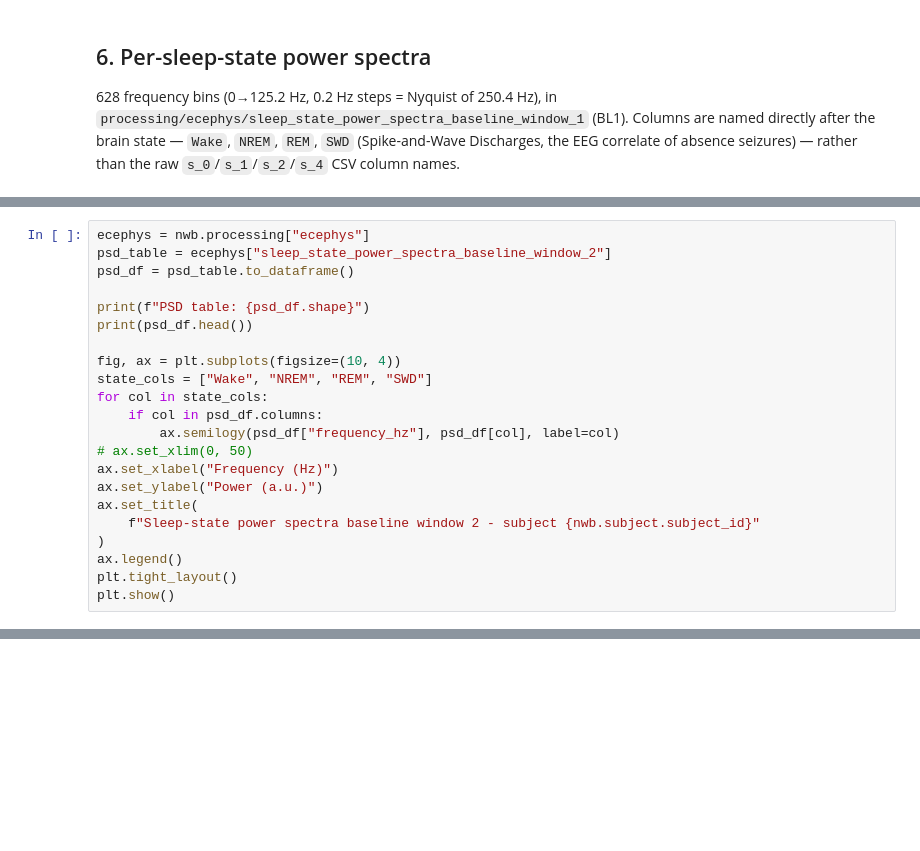
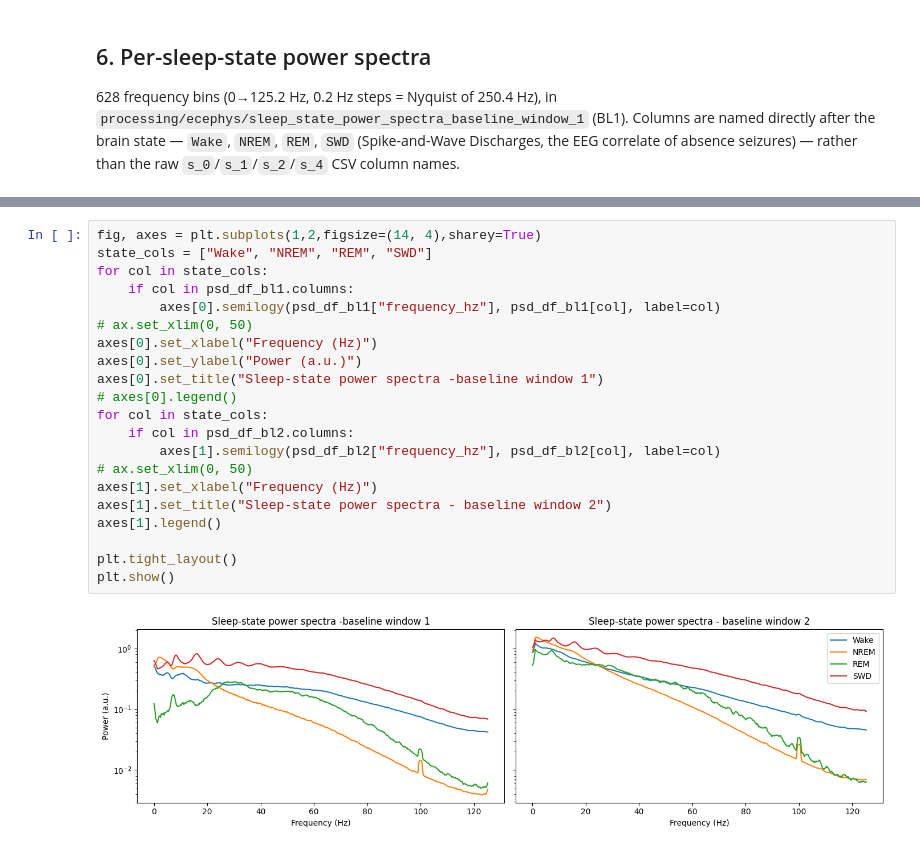
Before and after one commit to catalystneuro/gonzalez-sulser-lab-to-nwb, a Jupyter notebook: notebooks/read_grin2b_nwb.ipynb, the cells around one changed output, grey strips where cells are left out. Cells and saved outputs as stored; diff of their text form; blank space fills up the shorter version.

```diff
--- a/notebooks/read_grin2b_nwb.ipynb
+++ b/notebooks/read_grin2b_nwb.ipynb
@@ -415,22 +349,0 @@ id
-# %%
-ecephys = nwb.processing["ecephys"]
-psd_table = ecephys["sleep_state_power_spectra_baseline_window_2"]
-psd_df = psd_table.to_dataframe()
-
-print(f"PSD table: {psd_df.shape}")
-print(psd_df.head())
-
-fig, ax = plt.subplots(figsize=(10, 4))
-state_cols = ["Wake", "NREM", "REM", "SWD"]
-for col in state_cols:
-    if col in psd_df.columns:
-        ax.semilogy(psd_df["frequency_hz"], psd_df[col], label=col)
-# ax.set_xlim(0, 50)
-ax.set_xlabel("Frequency (Hz)")
-ax.set_ylabel("Power (a.u.)")
-ax.set_title(
-    f"Sleep-state power spectra baseline window 2 - subject {nwb.subject.subject_id}"
-)
-ax.legend()
-plt.tight_layout()
-plt.show()
@@ -446,0 +388,23 @@ id
+# %%
+fig, axes = plt.subplots(1,2,figsize=(14, 4),sharey=True)
+state_cols = ["Wake", "NREM", "REM", "SWD"]
+for col in state_cols:
+    if col in psd_df_bl1.columns:
+        axes[0].semilogy(psd_df_bl1["frequency_hz"], psd_df_bl1[col], label=col)
+# ax.set_xlim(0, 50)
+axes[0].set_xlabel("Frequency (Hz)")
+axes[0].set_ylabel("Power (a.u.)")
+axes[0].set_title("Sleep-state power spectra -baseline window 1")
+# axes[0].legend()
+for col in state_cols:
+    if col in psd_df_bl2.columns:
+        axes[1].semilogy(psd_df_bl2["frequency_hz"], psd_df_bl2[col], label=col)
+# ax.set_xlim(0, 50)
+axes[1].set_xlabel("Frequency (Hz)")
+axes[1].set_title("Sleep-state power spectra - baseline window 2")
+axes[1].legend()
+
+plt.tight_layout()
+plt.show()
+# %% [output]
+[figure, added]
```
Also changed, not shown: parts of 17 cells of this notebook.
